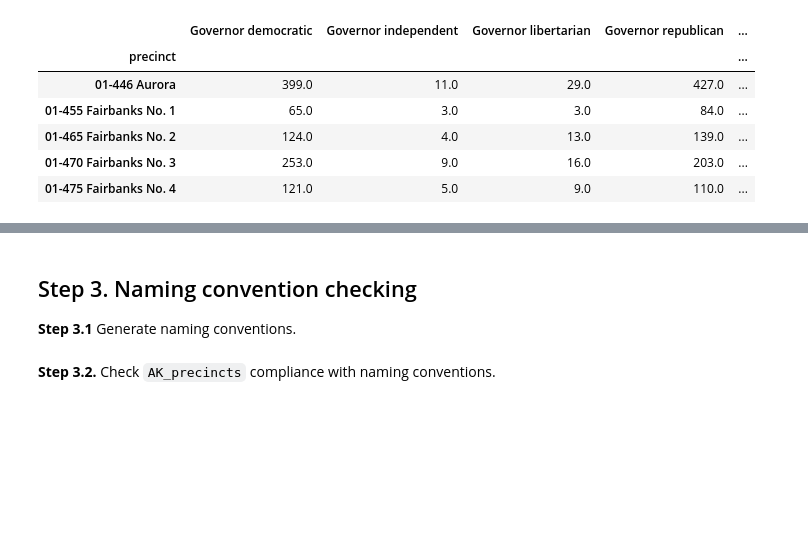
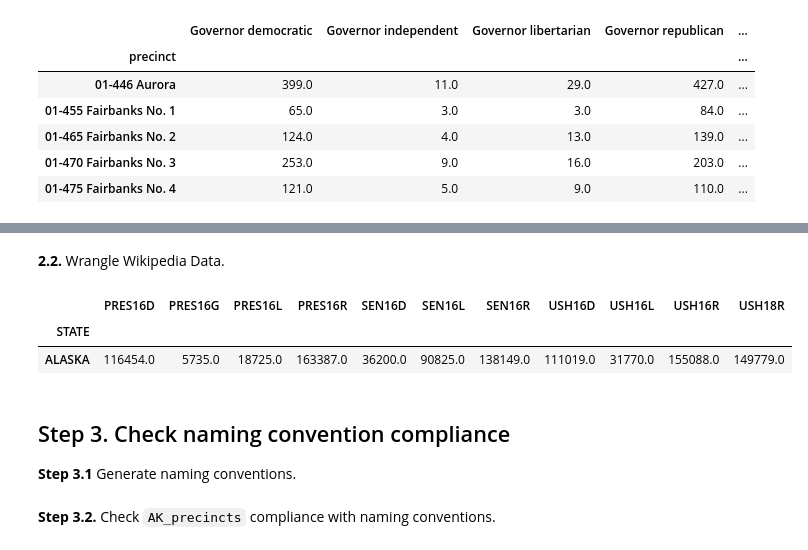
Before and after one commit to InnovativeInventor/gdutils, a Jupyter notebook: docs/source/src/examples/qa-case-alaska.ipynb, the cells around one changed output, grey strips where cells are left out. Saved outputs shown, nothing was run; the diff lists cells and outputs as text; code cells hidden in the pictures; blank space fills up the shorter version.

Commit message:
finished alaska qa example

```diff
--- a/docs/source/src/examples/qa-case-alaska.ipynb
+++ b/docs/source/src/examples/qa-case-alaska.ipynb
@@ -247,0 +234,2 @@ __2.1.__ Wrangle MEDSL data.
+# %%
+state = 'Alaska'
@@ -318,6 +322,20 @@ medsl_18_df.head()
+# %% [markdown]
+__2.2.__ Wrangle Wikipedia Data.
+# %%
+uppercase_state = state.upper()
+
+wiki_df = wiki_df.set_index('STATE')
+wiki_df = wiki_df.loc[[uppercase_state]]
+wiki_df = wiki_df.dropna(axis=1)
+
+wiki_df.head()
+# %% [output]
+|  | PRES16D | PRES16G | PRES16L | PRES16R | SEN16D | SEN16L | SEN16R | USH16D | USH16L | USH16R | USH18R |
+| STATE |  |  |  |  |  |  |  |  |  |  |  |
+| ALASKA | 116454.0 | 5735.0 | 18725.0 | 163387.0 | 36200.0 | 90825.0 | 138149.0 | 111019.0 | 31770.0 | 155088.0 | 149779.0 |
 # %% [markdown]
-Step 3. Naming convention checking
---------------------------------------------
+Step 3. Check naming convention compliance
+------------------------------------------------------
 
 __Step 3.1__ Generate naming conventions.
 # %%
```
Also changed, not shown: parts of 40 cells of this notebook.
